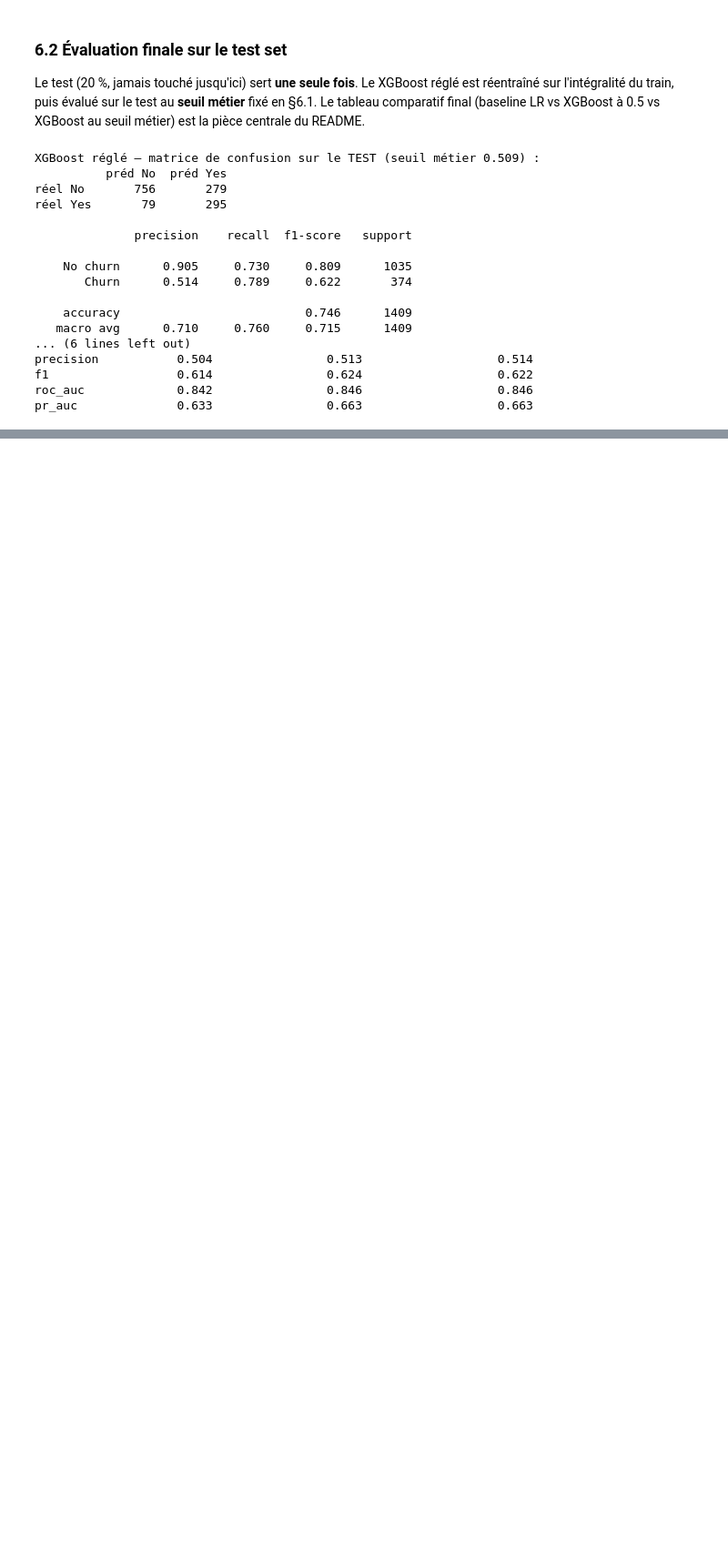
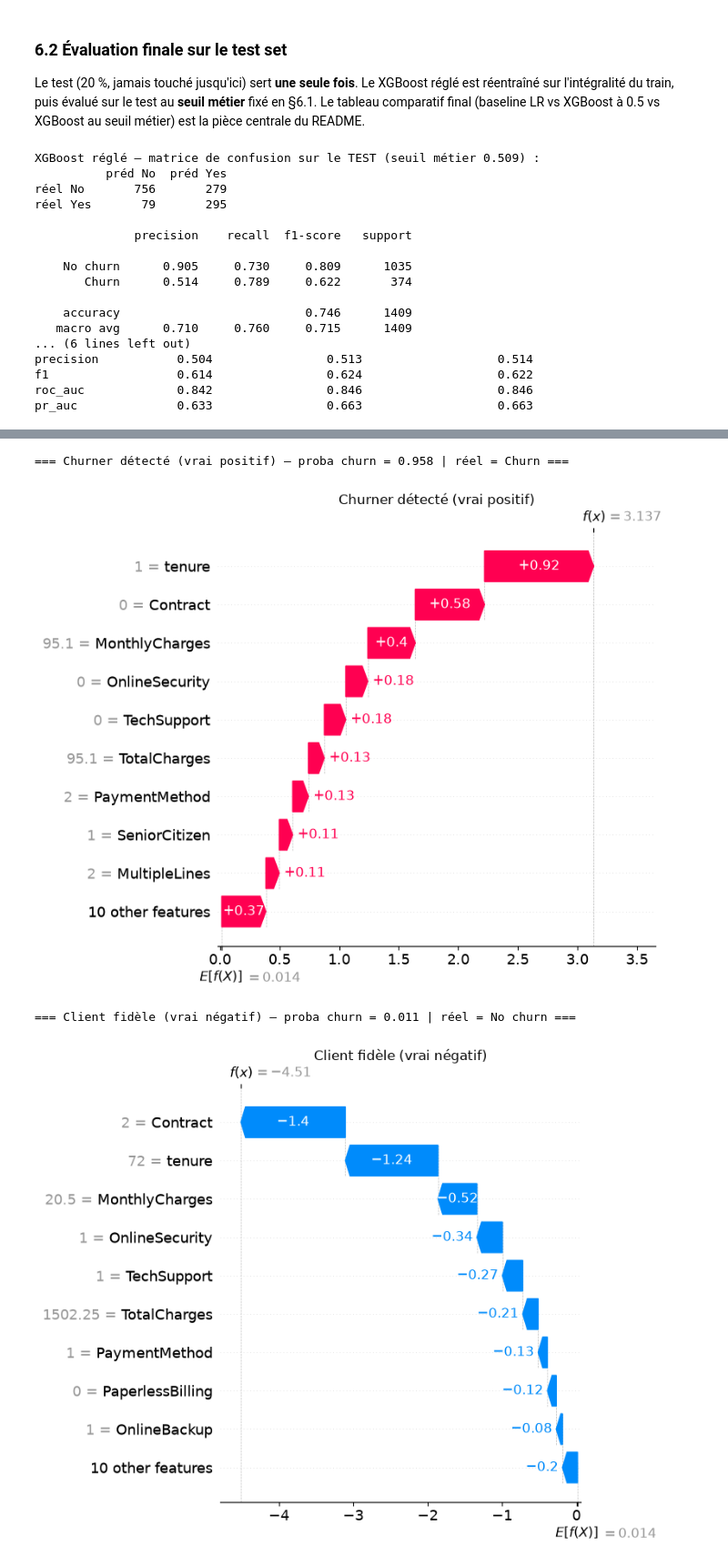
Before and after one commit to Harold-mk/churn-prediction, a Jupyter notebook: sample.ipynb, the cells around one changed output, grey strips where cells are left out. Shown at 91% size. Saved outputs shown, nothing was run; the diff lists cells and outputs as text; code cells hidden in the pictures; blank space fills up the shorter version.

```diff
--- a/sample.ipynb
+++ b/sample.ipynb
@@ -655,0 +721,32 @@ pr_auc              0.633                0.663                   0.663
+# %%
+# 7.2 — Explications locales : 3 clients du test (waterfall) + leurs valeurs réelles
+# proba_test vient de §6.2. Positions entières dans X_test / Xte_enc.
+pos = np.arange(len(X_test))
+is_churn = (y_test.to_numpy() == 1)
+
+i_tp = pos[is_churn][np.argmax(proba_test[is_churn])]     # churner le mieux détecté
+i_tn = pos[~is_churn][np.argmin(proba_test[~is_churn])]   # fidèle le mieux classé
+i_fp = pos[~is_churn][np.argmax(proba_test[~is_churn])]   # fidèle alerté à tort (proba la + haute)
+
+cas = [("Churner détecté (vrai positif)", i_tp),
+       ("Client fidèle (vrai négatif)",   i_tn),
+       ("Fausse alerte (faux positif)",   i_fp)]
+
+for titre, i in cas:
+    reel = "Churn" if y_test.iloc[i] == 1 else "No churn"
+    print(f"=== {titre} — proba churn = {proba_test[i]:.3f} | réel = {reel} ===")
+    shap.plots.waterfall(shap_exp[i], max_display=10, show=False)
+    plt.title(titre)
+    plt.tight_layout(); plt.show()
+
+# Valeurs réelles (non encodées) des trois clients expliqués
+print("\nValeurs réelles des clients expliqués :")
+print(X_test.iloc[[i_tp, i_tn, i_fp]].T
+      .rename(columns={X_test.index[i_tp]: "vrai positif",
+                       X_test.index[i_tn]: "vrai négatif",
+                       X_test.index[i_fp]: "faux positif"}).to_string())
+# %% [output]
+=== Churner détecté (vrai positif) — proba churn = 0.958 | réel = Churn ===
+[figure, added]
+=== Client fidèle (vrai négatif) — proba churn = 0.011 | réel = No churn ===
+[figure, added]
```
Also changed, not shown: parts of 10 cells of this notebook.
